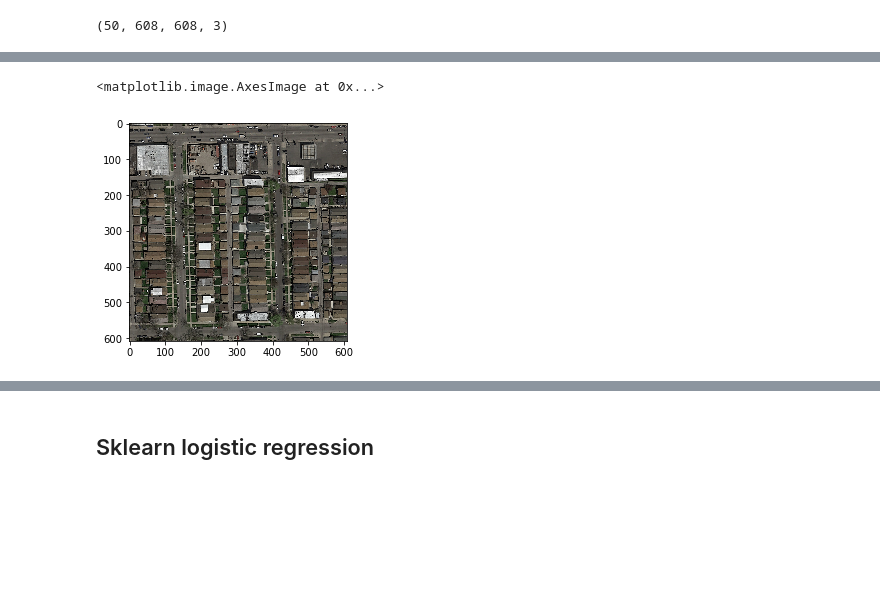
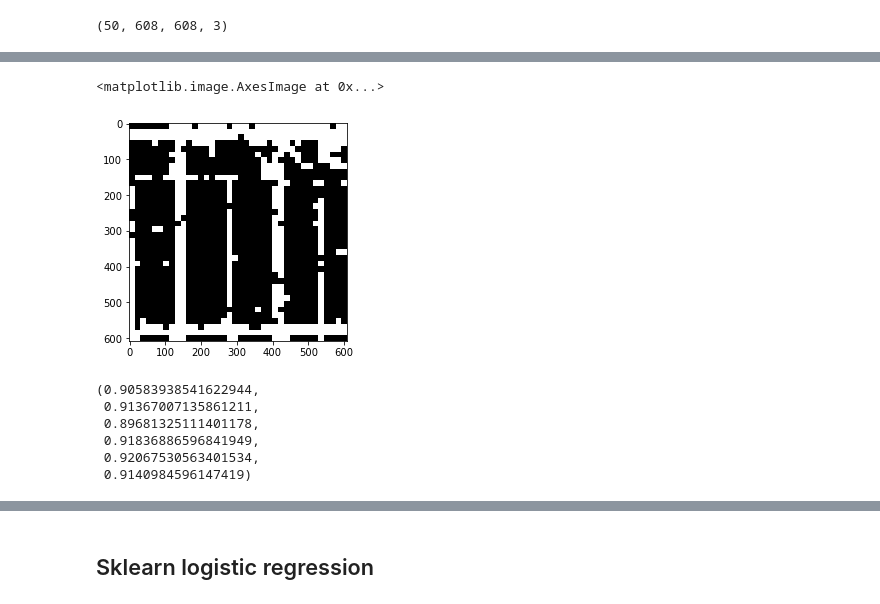
Before and after one commit to ntalabot/EPFML_Project2, a Jupyter notebook: Keras_pg.ipynb, the cells around one changed output, grey strips where cells are left out. Cells and saved outputs as stored; diff of their text form; code cells hidden in the pictures; blank space fills up the shorter version.

```diff
--- a/Keras_pg.ipynb
+++ b/Keras_pg.ipynb
@@ -582,6 +539,24 @@ def masks_to_submission(submission_filename, images, images_names):
         f.write('id,prediction\n')
         for ind, fn in enumerate(images):
             f.writelines('{}\n'.format(s) for s in mask_to_submission_strings(fn, images_names[ind]))
+# Get prediction for given input image
+def keras_prediction_av(model1, model2, img):
+    data = numpy.asarray(img_crop(img, IMG_PATCH_SIZE, IMG_PATCH_SIZE))
+    pred1 = model1.predict(data)
+    pred2 = 1 - model2.predict(data)
+    img_prediction = label_to_img(img.shape[0], img.shape[1], IMG_PATCH_SIZE, IMG_PATCH_SIZE, (pred1 + pred2) / 2)
+
+    return img_prediction
+
+# Get prediction for given input image
+def keras_prediction_av3(model1, model2, model3, img):
+    data = numpy.asarray(img_crop(img, IMG_PATCH_SIZE, IMG_PATCH_SIZE))
+    pred1 = model1.predict(data)
+    pred2 = 1 - model2.predict(data)
+    pred3 = 1 - model3.predict(data)
+    img_prediction = label_to_img(img.shape[0], img.shape[1], IMG_PATCH_SIZE, IMG_PATCH_SIZE, (pred1 + pred2 + pred3) / 3)
+
+    return img_prediction
 # %%
 TEST_SIZE = 50
 test_data_dir = 'test_set_images/'
@@ -594,5 +569,6 @@ test_data.shape
 (50, 608, 608, 3)
 # %%
 from keras.models import load_model
-
-model = load_model('FCN_16_enh.h5', custom_objects= {'f1_score': f1})
+model1 = load_model('FCN_16_enh.h5', custom_objects= {'f1_score': f1})
+model2 = load_model('DilNet_16_enh.h5', custom_objects= {'f1': f1})
+model3 = load_model('FCN_16_enh2.h5', custom_objects= {'f1': f1})
@@ -614,5 +580,5 @@ masks_to_submission(submission_filename, images, file_names)
 # %%
-plt.imshow(test_data[0])
+plt.imshow(keras_prediction_av(model1,model2, test_data[0]), cmap='Greys_r')
 # %% [output]
 <matplotlib.image.AxesImage at 0x...>
-[figure, old version]
+[figure, new version]
@@ -619,3 +590,18 @@ plt.imshow(test_data[0])
+# %%
+pred1_l = [1 if i > 0.5 else 0 for i in pred1]
+pred2_l = [1 if i > 0.5 else 0 for i in pred2]
+pred3_l = [1 if i > 0.5 else 0 for i in pred3]
+res_l = [1 if i > 0.5 else 0 for i in (pred1 + pred2 + pred3) / 3]
+res2_l = [1 if i > 0.5 else 0 for i in (pred1 + pred2) / 2]
+res_ll = [1 if i > 0.5 else 0 for i in (pred1 + pred3) / 2]
+f1_score(1-train_labels, pred1_l), f1_score(1-train_labels, pred2_l), f1_score(1-train_labels, pred3_l), f1_score(1-train_labels, res2_l), f1_score(1-train_labels, res_l), f1_score(1-train_labels, res_ll)
+# %% [output]
+(0.90583938541622944,
+ 0.91367007135861211,
+ 0.89681325111401178,
+ 0.91836886596841949,
+ 0.92067530563401534,
+ 0.9140984596147419)
 # %%
 tmp_data = numpy.asarray(img_crop(test_data[0], IMG_PATCH_SIZE, IMG_PATCH_SIZE))
 output_prediction = model.predict(tmp_data)
```
Also changed, not shown: parts of 34 cells of this notebook.
